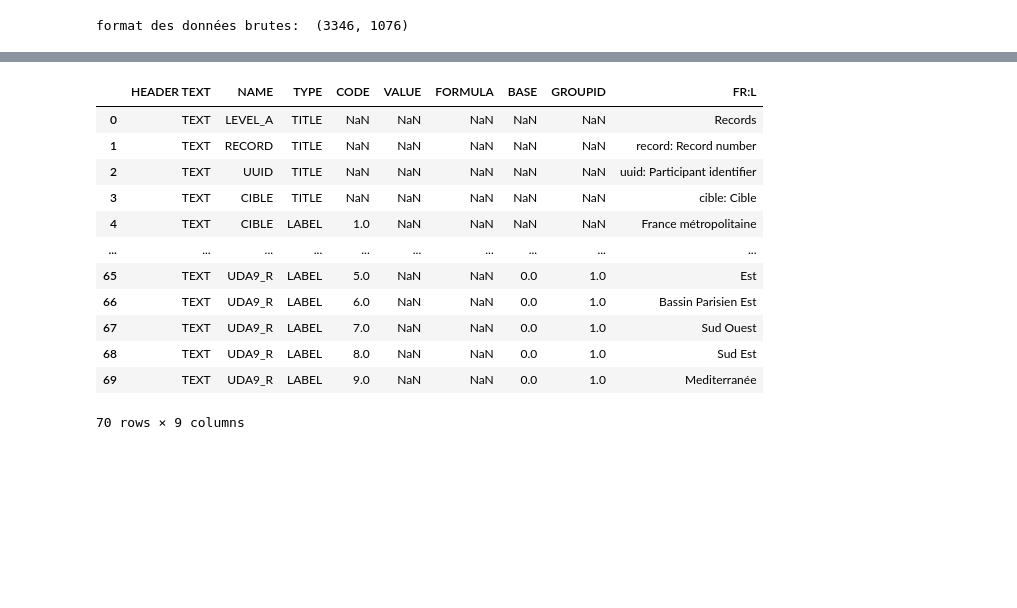
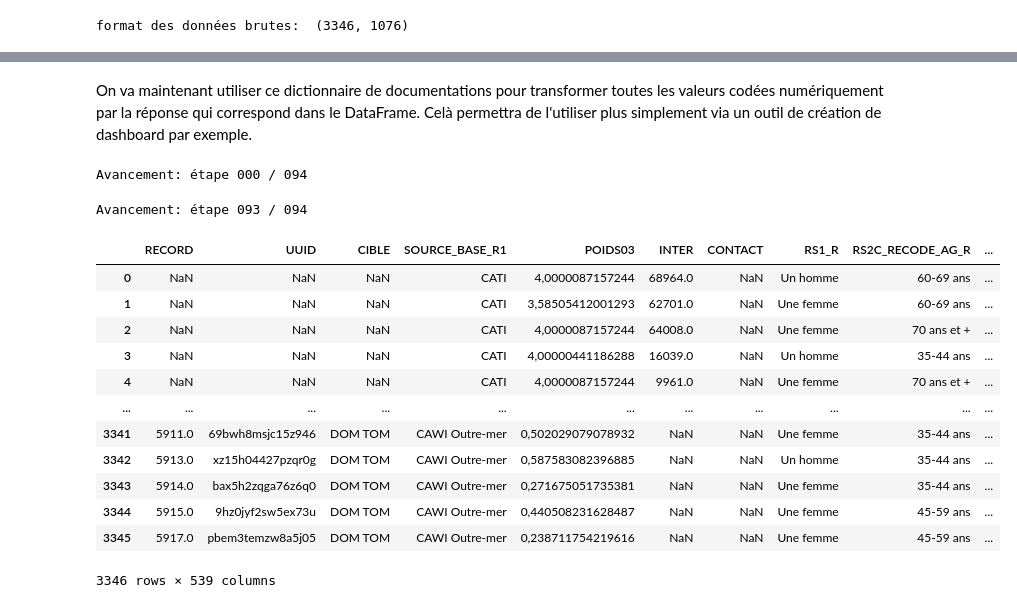
Before and after one commit to Thomas-labreur/PIP2025_GR3, a Jupyter notebook: francais_face_a_l_info.ipynb, the cells around one changed output, grey strips where cells are left out. Saved outputs shown, nothing was run; the diff lists cells and outputs as text; code cells hidden in the pictures; blank space fills up the shorter version.

```diff
--- a/francais_face_a_l_info.ipynb
+++ b/francais_face_a_l_info.ipynb
@@ -17,12 +19,13 @@ format des données brutes:  (3346, 1076)
 Le fichier des données brutes contient des colonnes récapitulatives qui donnent une information redondante, on va supprimer celles-ci pour alléger le dataset.
 # %%
 # Suppression des colonnes "récap" dans la documentation
-colonnes_récap = df_doc[df_doc["FR:L"].str.contains("Récap", case=False, na=False)]["NAME"]
-#df_doc = df_doc.drop(index=colonnes_récap.index)
+colonnes_recap = list(df_doc[df_doc["FR:L"].str.contains("Récap", case=False, na=False)]["NAME"])
+colonnes_recap += list(df_doc[df_doc["FR:L"].str.contains("Recap", case=False, na=False)]["NAME"])
+colonnes_recap += ["INT3_R7", "RSINFO_2_LR_R2", "RSINFO_2_LR_R3", "RSINFO_2_LR_R4", "COMPLOT2_R2"]
 
 # Suppression des colonnes "récap" dans les données
-colonnes_récap = [col for col in df_brut.columns if any(mot in col for mot in colonnes_récap)]
-df_new = df_brut.drop(columns=colonnes_récap)
+colonnes_recap = [col for col in df_brut.columns if any(mot in col for mot in colonnes_recap)]
+df_new = df_brut.drop(columns=colonnes_recap)
 
-print(f"{len(colonnes_récap)} colonnes ont été supprimées. Il en reste {df_new.shape[1]}")
+print(f"{len(colonnes_recap)} colonnes ont été supprimées. Il en reste {df_new.shape[1]}.")
 # %% [output]
@@ -102,3 +131,0 @@ df_frequences_média.to_csv("mode_d_information.csv")
-# %%
-col = "En consultant les plateformes vidéo en ligne"
-df_frequences_média[col] = df_frequences_média[col].apply(lambda x: doc_news[doc_news["CODE"]==x]["FR:L"].iloc[0] if x in doc_news["CODE"].unique() else x)
@@ -139,16 +132,35 @@ plt.show()
-# %%
-df_doc.head(70)
-# %% [output]
-|  | HEADER TEXT | NAME | TYPE | CODE | VALUE | FORMULA | BASE | GROUPID | FR:L |
-| 0 | TEXT | LEVEL_A | TITLE | NaN | NaN | NaN | NaN | NaN | Records |
-| 1 | TEXT | RECORD | TITLE | NaN | NaN | NaN | NaN | NaN | record: Record number |
-| 2 | TEXT | UUID | TITLE | NaN | NaN | NaN | NaN | NaN | uuid: Participant identifier |
-| 3 | TEXT | CIBLE | TITLE | NaN | NaN | NaN | NaN | NaN | cible: Cible |
-| 4 | TEXT | CIBLE | LABEL | 1.0 | NaN | NaN | NaN | NaN | France métropolitaine |
-| ... | ... | ... | ... | ... | ... | ... | ... | ... | ... |
-| 65 | TEXT | UDA9_R | LABEL | 5.0 | NaN | NaN | 0.0 | 1.0 | Est |
-| 66 | TEXT | UDA9_R | LABEL | 6.0 | NaN | NaN | 0.0 | 1.0 | Bassin Parisien Est |
-| 67 | TEXT | UDA9_R | LABEL | 7.0 | NaN | NaN | 0.0 | 1.0 | Sud Ouest |
-| 68 | TEXT | UDA9_R | LABEL | 8.0 | NaN | NaN | 0.0 | 1.0 | Sud Est |
-| 69 | TEXT | UDA9_R | LABEL | 9.0 | NaN | NaN | 0.0 | 1.0 | Mediterranée |
-70 rows × 9 columns
+# %% [markdown]
+On va maintenant utiliser ce dictionnaire de documentations pour transformer toutes les valeurs codées numériquement par la réponse qui correspond dans le DataFrame. Celà permettra de l'utiliser plus simplement via un outil de création de dashboard par exemple.
+# %%
+# Parcours de la doc
+for i, question in enumerate(documentation.keys()):
+
+    # Colonnes concernées par cette question et documentation associée
+    liste_col = [col for col in df_new.columns if col.startswith(question)]
+    doc = documentation[question]
+
+    # Remplacement des codes par leur signification
+    for col in liste_col:
+        df_new[col] = df_new[col].apply(lambda x: doc[doc["CODE"]==x]["FR:L"].iloc[0] if x in doc["CODE"].unique() else x)
+
+    # Checking de l'avancement
+    print(f"\rAvancement: étape {i:03d} / {len(documentation.keys()):03d}", end='', flush=True)
+
+# Affichage du résultat
+df_new
+# %% [output]
+Avancement: étape 000 / 094
+Avancement: étape 093 / 094
+|  | RECORD | UUID | CIBLE | SOURCE_BASE_R1 | POIDS03 | INTER | CONTACT | RS1_R | RS2C_RECODE_AG_R | ... |
+| 0 | NaN | NaN | NaN | CATI | 4,0000087157244 | 68964.0 | NaN | Un homme | 60-69 ans | ... |
+| 1 | NaN | NaN | NaN | CATI | 3,58505412001293 | 62701.0 | NaN | Une femme | 60-69 ans | ... |
+| 2 | NaN | NaN | NaN | CATI | 4,0000087157244 | 64008.0 | NaN | Une femme | 70 ans et + | ... |
+| 3 | NaN | NaN | NaN | CATI | 4,00000441186288 | 16039.0 | NaN | Un homme | 35-44 ans | ... |
+| 4 | NaN | NaN | NaN | CATI | 4,0000087157244 | 9961.0 | NaN | Une femme | 70 ans et + | ... |
+| ... | ... | ... | ... | ... | ... | ... | ... | ... | ... | ... |
+| 3341 | 5911.0 | 69bwh8msjc15z946 | DOM TOM | CAWI Outre-mer | 0,502029079078932 | NaN | NaN | Une femme | 35-44 ans | ... |
+| 3342 | 5913.0 | xz15h04427pzqr0g | DOM TOM | CAWI Outre-mer | 0,587583082396885 | NaN | NaN | Un homme | 35-44 ans | ... |
+| 3343 | 5914.0 | bax5h2zqga76z6q0 | DOM TOM | CAWI Outre-mer | 0,271675051735381 | NaN | NaN | Une femme | 35-44 ans | ... |
+| 3344 | 5915.0 | 9hz0jyf2sw5ex73u | DOM TOM | CAWI Outre-mer | 0,440508231628487 | NaN | NaN | Une femme | 45-59 ans | ... |
+| 3345 | 5917.0 | pbem3temzw8a5j05 | DOM TOM | CAWI Outre-mer | 0,238711754219616 | NaN | NaN | Une femme | 45-59 ans | ... |
+3346 rows × 539 columns
```
Also changed, not shown: parts of 9 cells of this notebook, 2 other files.
